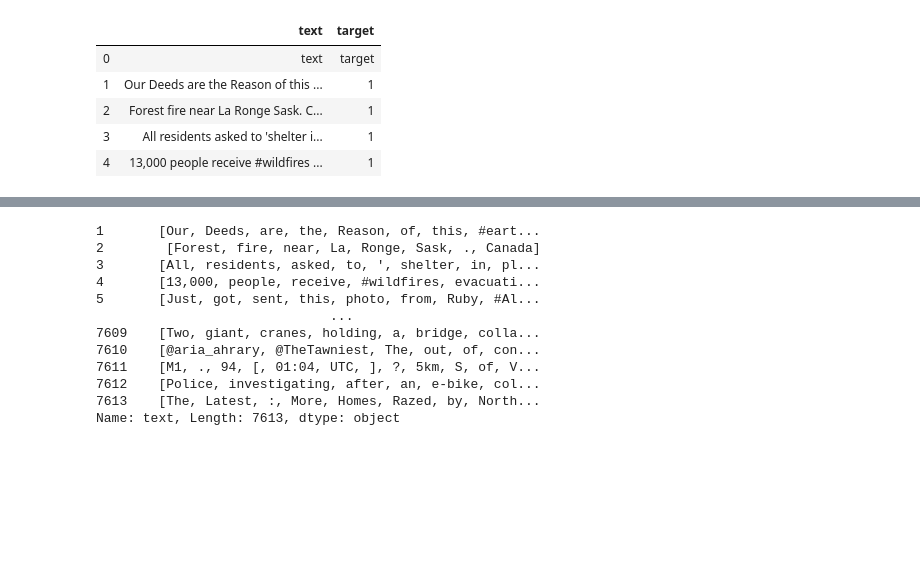
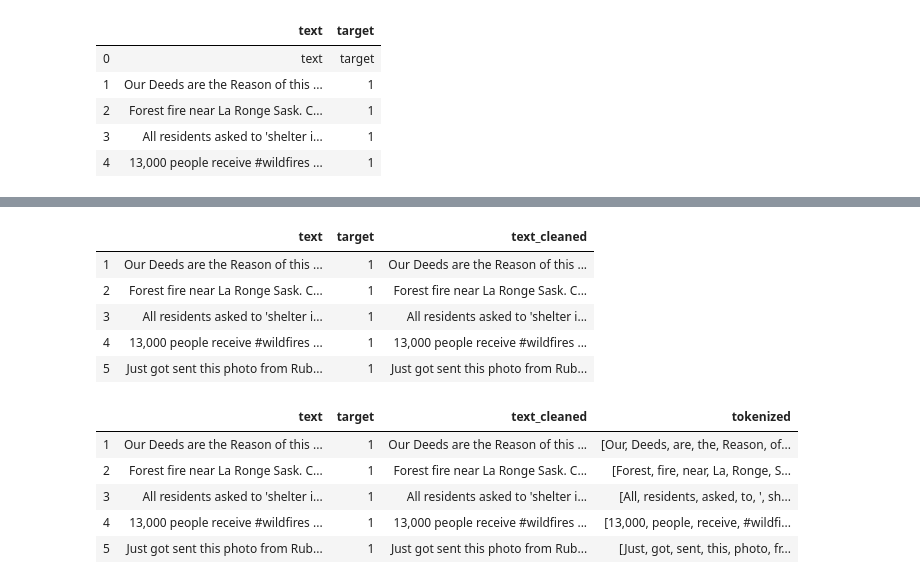
Before and after one commit to hadam1993/Industrial_Math, a Jupyter notebook: KaggleCompetition.ipynb, the cells around one changed output, grey strips where cells are left out. Drawn from its saved outputs; the diff is of its cells as text; code cells hidden in the pictures; blank space fills up the shorter version.

```diff
--- a/KaggleCompetition.ipynb
+++ b/KaggleCompetition.ipynb
@@ -33,8 +34,42 @@ dataset.head()
 | 2 | Forest fire near La Ronge Sask. C... | 1 |
 | 3 | All residents asked to 'shelter i... | 1 |
 | 4 | 13,000 people receive #wildfires ... | 1 |
+# %%
+def clean(tweet):
+    # Special characters
+    tweet = re.sub(r"\x89Û_", "", tweet)
+    tweet = re.sub(r"\x89ÛÒ", "", tweet)
+    tweet = re.sub(r"\x89ÛÓ", "", tweet)
+    tweet = re.sub(r"\x89ÛÏWhen", "When", tweet)
+    tweet = re.sub(r"\x89ÛÏ", "", tweet)
+    tweet = re.sub(r"China\x89Ûªs", "China's", tweet)
+    tweet = re.sub(r"let\x89Ûªs", "let's", tweet)
+    tweet = re.sub(r"\x89Û÷", "", tweet)
+    tweet = re.sub(r"\x89Ûª", "", tweet)
+    tweet = re.sub(r"\x89Û\x9d", "", tweet)
+    tweet = re.sub(r"å_", "", tweet)
+    tweet = re.sub(r"\x89Û¢", "", tweet)
+    tweet = re.sub(r"\x89Û¢åÊ", "", tweet)
+    tweet = re.sub(r"fromåÊwounds", "from wounds", tweet)
+    tweet = re.sub(r"åÊ", "", tweet)
+    tweet = re.sub(r"åÈ", "", tweet)
+    tweet = re.sub(r"JapÌ_n", "Japan", tweet)
+    tweet = re.sub(r"Ì©", "e", tweet)
+    tweet = re.sub(r"å¨", "", tweet)
+    tweet = re.sub(r"SuruÌ¤", "Suruc", tweet)
+    tweet = re.sub(r"åÇ", "", tweet)
+    tweet = re.sub(r"å£3million", "3 million", tweet)
+    tweet = re.sub(r"åÀ", "", tweet)
+
+    # Remove http
+    tweet = re.sub(r"http[^\s]+","", tweet)
+
+    # Remove @abc
+    tweet = re.sub(r"@[^\s]+", "", tweet)
+
+    return tweet
 # %%
-### Clean data
 # Drop first row
 dataset = dataset.drop(index=0)
-dataset.head()
+# Clean data
+dataset['text_cleaned'] = dataset['text'].apply(lambda s : clean(s))
@@ -79,17 +76,21 @@ Name: text, Length: 7613, dtype: object
+# %%
+dataset.head()
+# %% [output]
+|  | text | target | text_cleaned |
+| 1 | Our Deeds are the Reason of this ... | 1 | Our Deeds are the Reason of this ... |
+| 2 | Forest fire near La Ronge Sask. C... | 1 | Forest fire near La Ronge Sask. C... |
+| 3 | All residents asked to 'shelter i... | 1 | All residents asked to 'shelter i... |
+| 4 | 13,000 people receive #wildfires ... | 1 | 13,000 people receive #wildfires ... |
+| 5 | Just got sent this photo from Rub... | 1 | Just got sent this photo from Rub... |
 # %%
 from nltk.tokenize import TweetTokenizer
 tt = TweetTokenizer()
-dataset['text'].apply(tt.tokenize)
+dataset['tokenized'] = dataset['text_cleaned'].apply(tt.tokenize)
+dataset.head()
 # %% [output]
-1       [Our, Deeds, are, the, Reason, of, this, #eart...
-2        [Forest, fire, near, La, Ronge, Sask, ., Canada]
-3       [All, residents, asked, to, ', shelter, in, pl...
-4       [13,000, people, receive, #wildfires, evacuati...
-5       [Just, got, sent, this, photo, from, Ruby, #Al...
-                              ...
-7609    [Two, giant, cranes, holding, a, bridge, colla...
-7610    [@aria_ahrary, @TheTawniest, The, out, of, con...
-7611    [M1, ., 94, [, 01:04, UTC, ], ?, 5km, S, of, V...
-7612    [Police, investigating, after, an, e-bike, col...
-7613    [The, Latest, :, More, Homes, Razed, by, North...
-Name: text, Length: 7613, dtype: object
+|  | text | target | text_cleaned | tokenized |
+| 1 | Our Deeds are the Reason of this ... | 1 | Our Deeds are the Reason of this ... | [Our, Deeds, are, the, Reason, of... |
+| 2 | Forest fire near La Ronge Sask. C... | 1 | Forest fire near La Ronge Sask. C... | [Forest, fire, near, La, Ronge, S... |
+| 3 | All residents asked to 'shelter i... | 1 | All residents asked to 'shelter i... | [All, residents, asked, to, ', sh... |
+| 4 | 13,000 people receive #wildfires ... | 1 | 13,000 people receive #wildfires ... | [13,000, people, receive, #wildfi... |
+| 5 | Just got sent this photo from Rub... | 1 | Just got sent this photo from Rub... | [Just, got, sent, this, photo, fr... |
```
Also changed, not shown: parts of 11 cells of this notebook.
